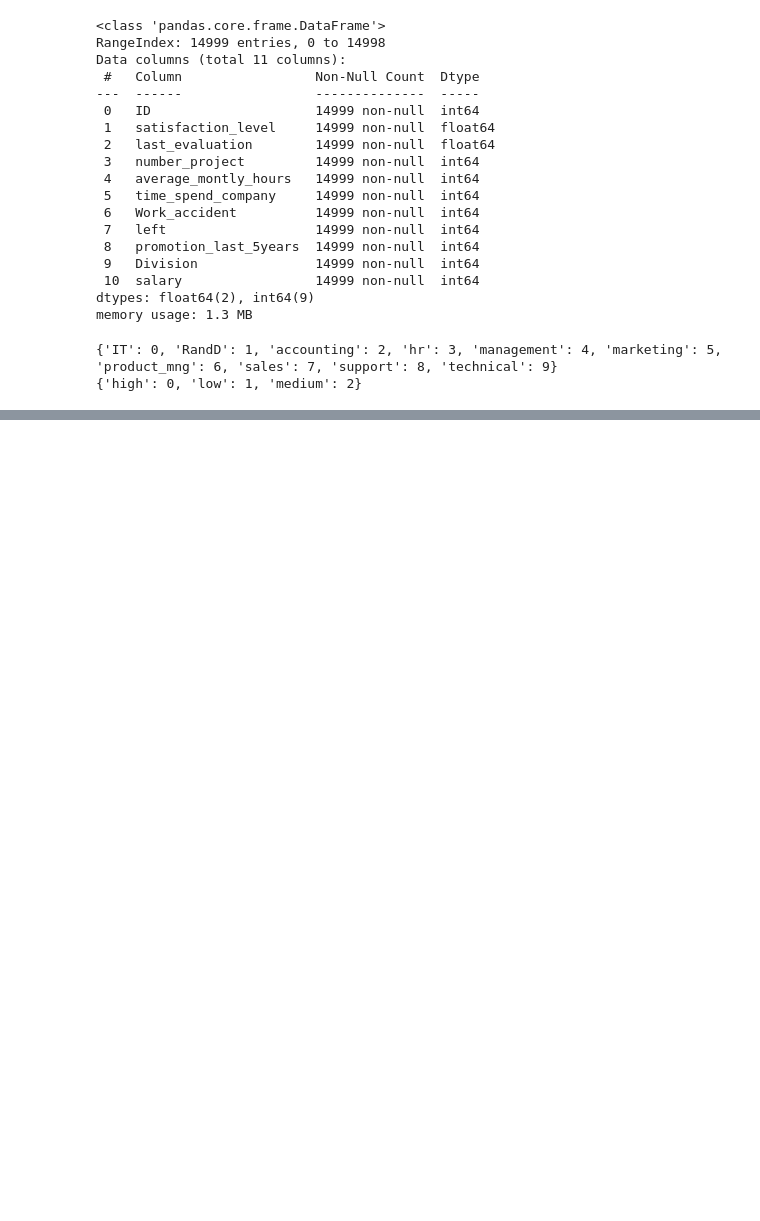
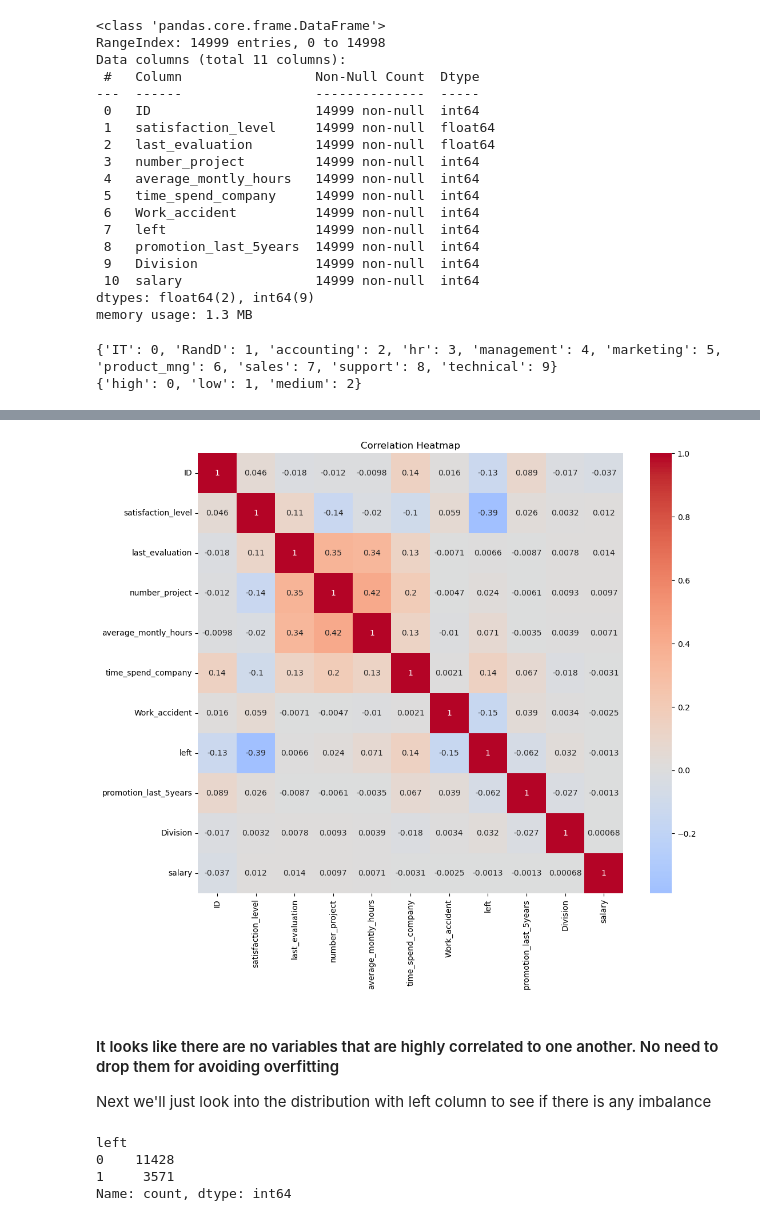
Before and after one commit to Nischay4975/DS-ML, a Jupyter notebook: Employee Attrition/Decision Tree Analysis.ipynb, the cells around one changed output, grey strips where cells are left out. Saved outputs shown, nothing was run; the diff lists cells and outputs as text; code cells hidden in the pictures; blank space fills up the shorter version.

```diff
--- a/Employee Attrition/Decision Tree Analysis.ipynb
+++ b/Employee Attrition/Decision Tree Analysis.ipynb
@@ -351,0 +371,20 @@ print (dict(zip(salary_encoder.classes_, salary_encoder.transform(salary_encoder
+# %%
+df_encoded.corr()
+plt.figure(figsize=(12,10))
+sns.heatmap(df_encoded.corr(), annot=True, cmap='coolwarm', center=0)
+plt.title('Correlation Heatmap')
+plt.show()
+# %% [output]
+[figure, added]
+# %% [markdown]
+#### It looks like there are no variables that are highly correlated to one another. No need to drop them for avoiding overfitting ####
+
+Next we'll just look into the distribution with left column to see if there is any imbalance
+# %%
+left_category_counts = df_encoded['left'].value_counts()
+left_category_counts
+# %% [output]
+left
+0    11428
+1     3571
+Name: count, dtype: int64
```
Also changed, not shown: parts of 15 cells of this notebook.
